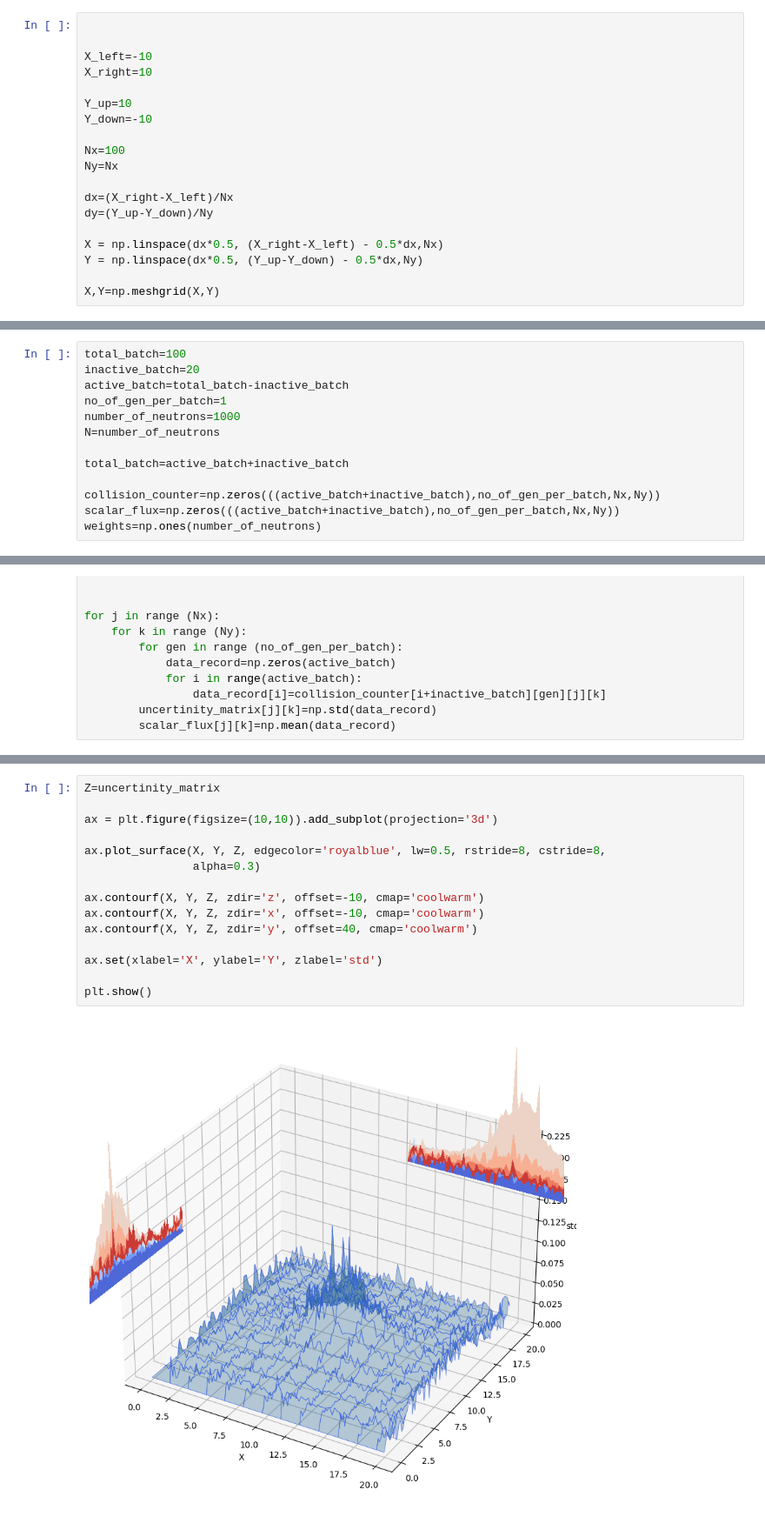
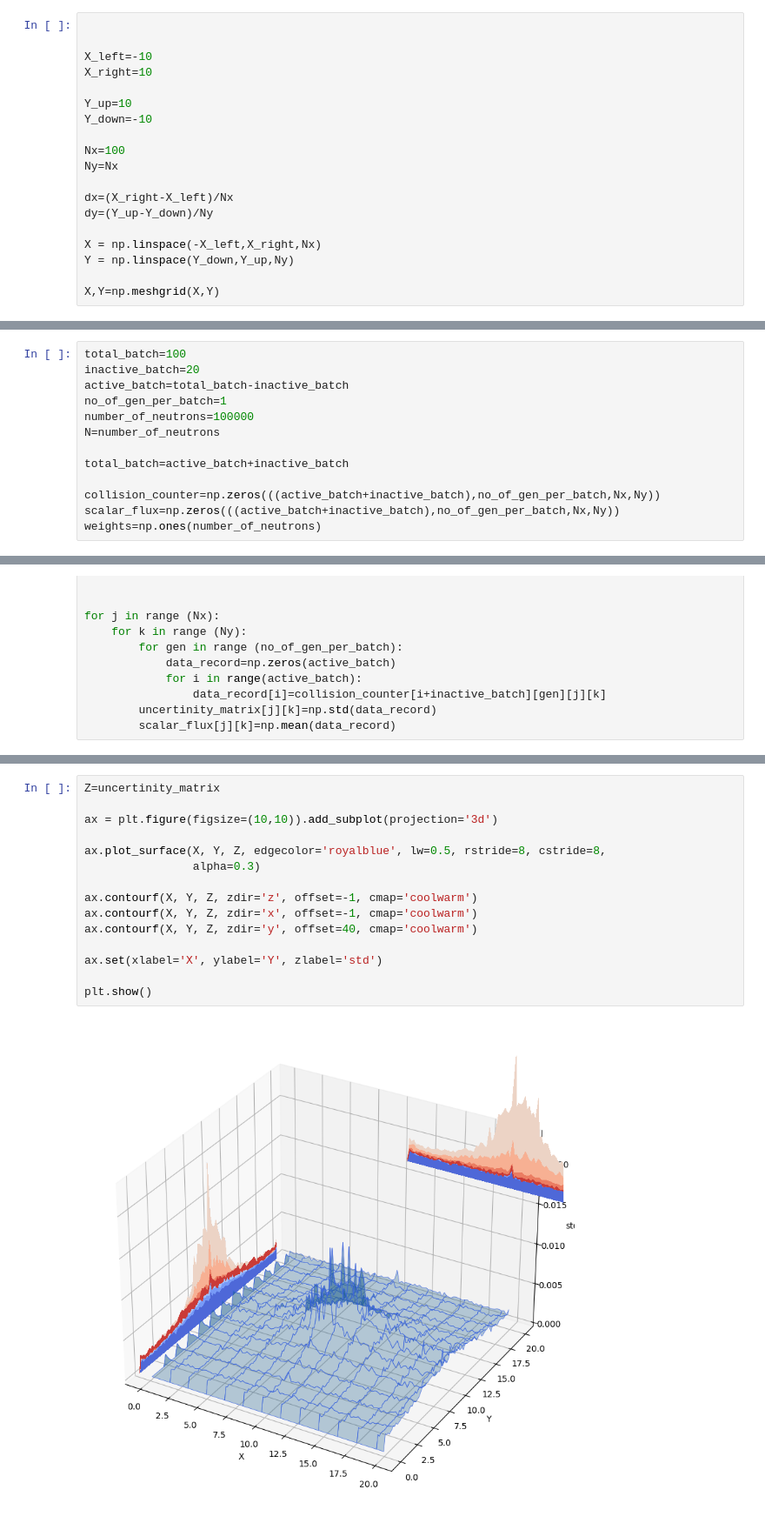
Before and after one commit to magnoxemo/mesh_amalgamation_test, a Jupyter notebook: src/main.ipynb, the cells around one changed output, grey strips where cells are left out. Shown at 87% size. Saved outputs shown, nothing was run; the diff lists cells and outputs as text.

```diff
--- a/src/main.ipynb
+++ b/src/main.ipynb
@@ -48,8 +48,8 @@ Ny=Nx
 dx=(X_right-X_left)/Nx
 dy=(Y_up-Y_down)/Ny
 
-X = np.linspace(dx*0.5, (X_right-X_left) - 0.5*dx,Nx)
-Y = np.linspace(dx*0.5, (Y_up-Y_down) - 0.5*dx,Ny)
+X = np.linspace(-X_left,X_right,Nx)
+Y = np.linspace(Y_down,Y_up,Ny)
 
 X,Y=np.meshgrid(X,Y)
 # %%
@@ -99,7 +99,7 @@ total_batch=100
 inactive_batch=20
 active_batch=total_batch-inactive_batch
 no_of_gen_per_batch=1
-number_of_neutrons=1000
+number_of_neutrons=100000
 N=number_of_neutrons
 
 total_batch=active_batch+inactive_batch
@@ -370,20 +370,20 @@ plt.imshow(scalar_flux)
 # %%
 Z=uncertinity_matrix
 
 ax = plt.figure(figsize=(10,10)).add_subplot(projection='3d')
 
 ax.plot_surface(X, Y, Z, edgecolor='royalblue', lw=0.5, rstride=8, cstride=8,
                 alpha=0.3)
 
-ax.contourf(X, Y, Z, zdir='z', offset=-10, cmap='coolwarm')
-ax.contourf(X, Y, Z, zdir='x', offset=-10, cmap='coolwarm')
+ax.contourf(X, Y, Z, zdir='z', offset=-1, cmap='coolwarm')
+ax.contourf(X, Y, Z, zdir='x', offset=-1, cmap='coolwarm')
 ax.contourf(X, Y, Z, zdir='y', offset=40, cmap='coolwarm')
 
 ax.set(xlabel='X', ylabel='Y', zlabel='std')
 
 plt.show()
 # %% [output]
-[figure, old version]
+[figure, new version]
 # %%
 Z=scalar_flux
 
```
Also changed, not shown: parts of 7 cells of this notebook.
